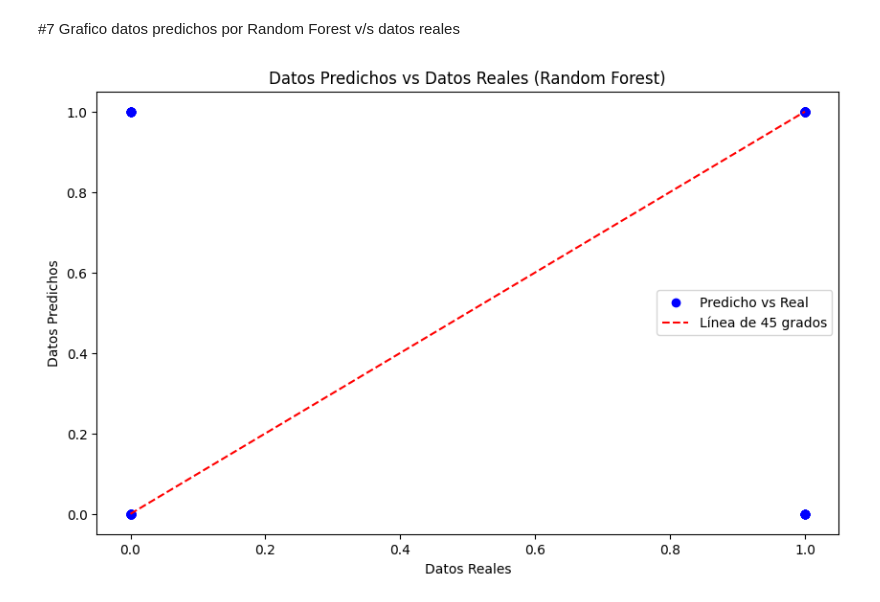
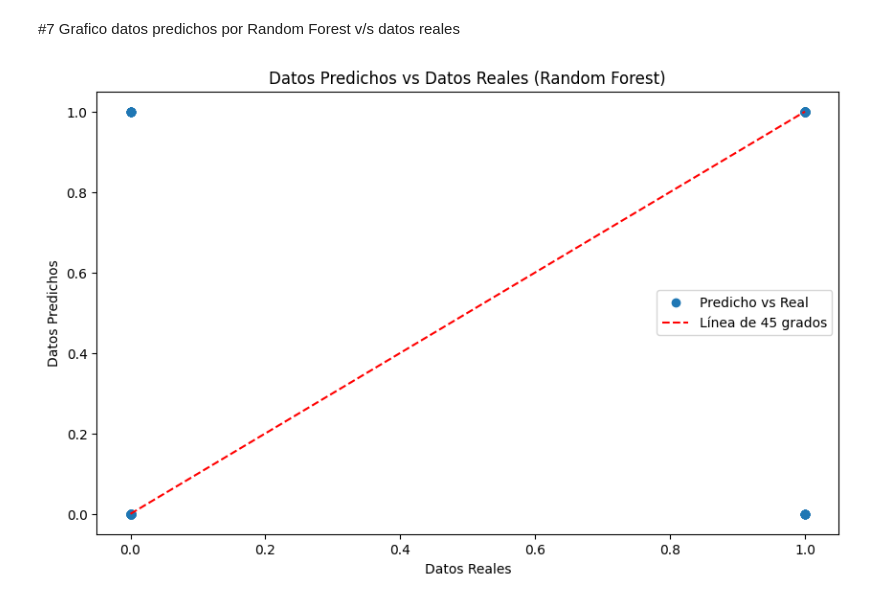
Before and after one commit to dmoyan0/Intro-Ciencia-de-datos, a Jupyter notebook: clasificacion.ipynb, the cells around one changed output. Saved outputs shown, nothing was run; the diff lists cells and outputs as text; code cells hidden in the pictures.

```diff
--- a/clasificacion.ipynb
+++ b/clasificacion.ipynb
@@ -238,14 +221,14 @@ Características más importantes:
 # %%
 import matplotlib.pyplot as plt
 
 # Graficar los datos predichos vs los datos reales
 plt.figure(figsize=(10, 6))
-plt.scatter(y_test, rf_pred_best, color='blue', label='Predicho vs Real')
+plt.scatter(y_test, rf_pred_best, label='Predicho vs Real')
 plt.plot([min(y_test), max(y_test)], [min(y_test), max(y_test)], color='red', linestyle='--', label='Línea de 45 grados')
 plt.xlabel('Datos Reales')
 plt.ylabel('Datos Predichos')
 plt.title('Datos Predichos vs Datos Reales (Random Forest)')
 plt.legend()
 plt.show()
 # %% [output]
-[figure, old version]
+[figure, new version]
```
Also changed, not shown: parts of 3 cells of this notebook, 1 other file.
